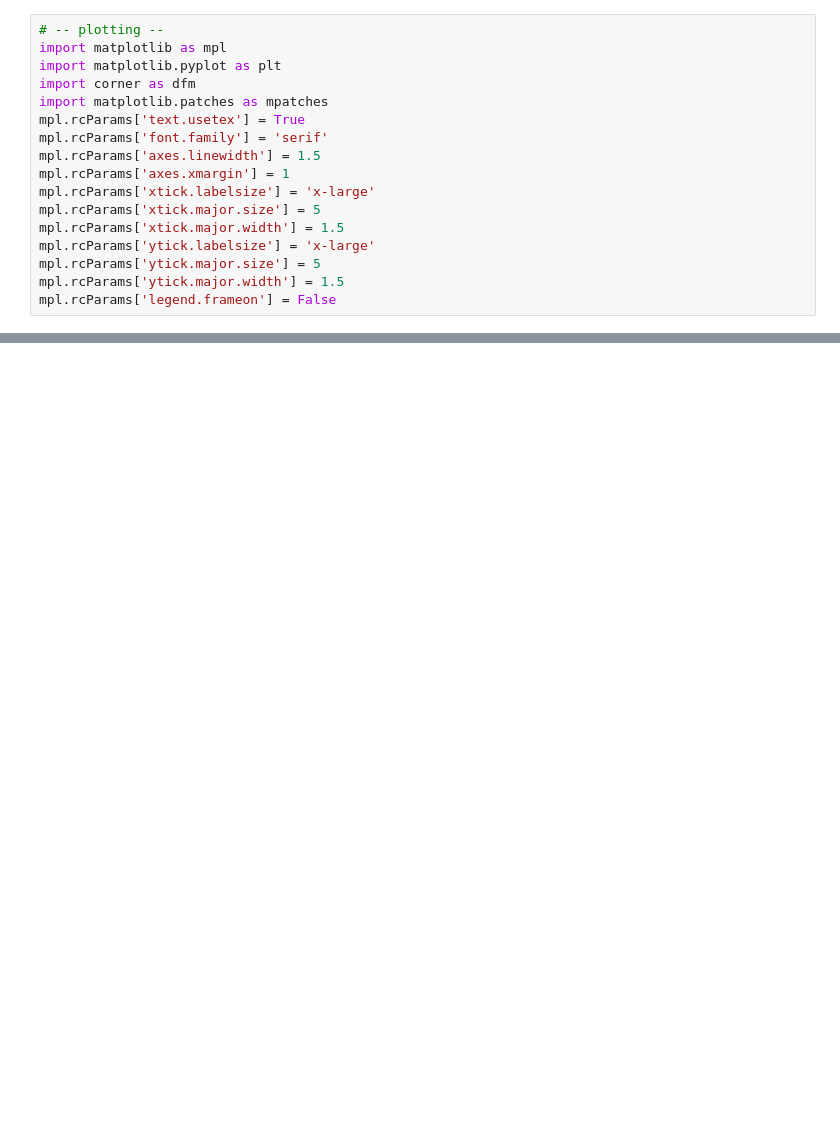
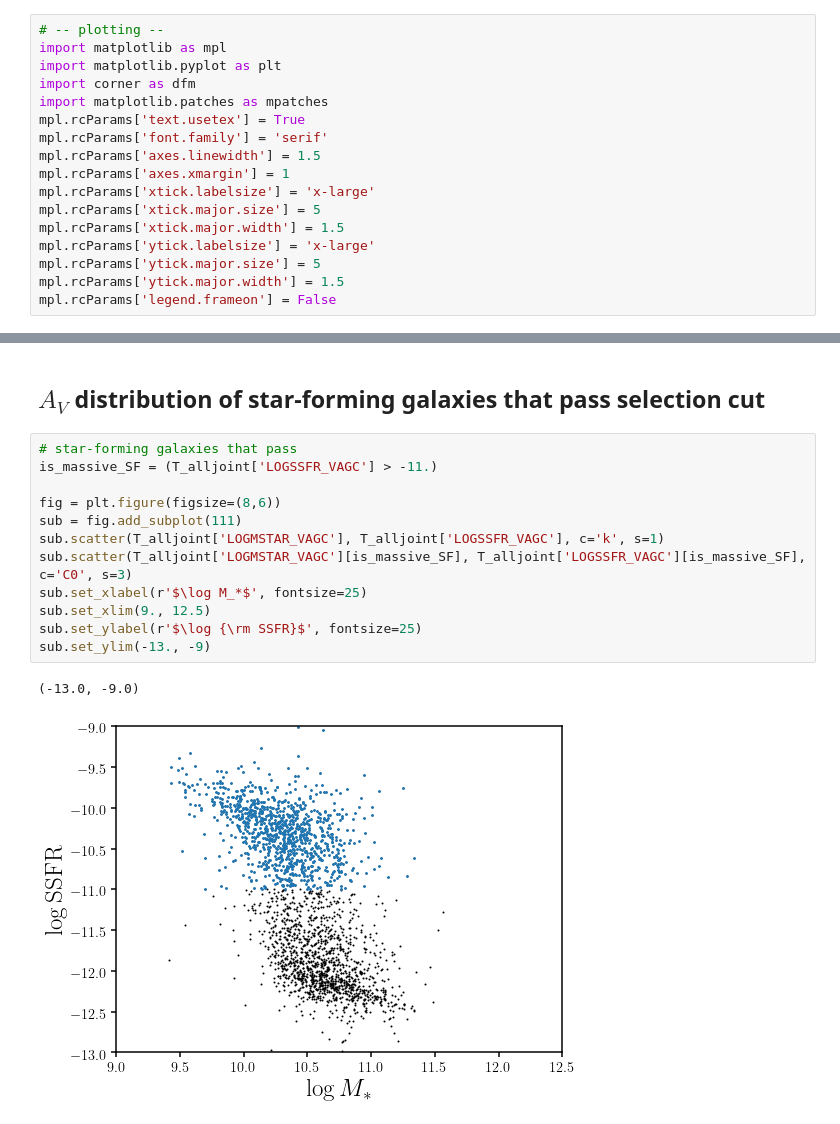
Before and after one commit to IQcollaboratory/galpopFM, a Jupyter notebook: nb/gswlc_sdss_Av.ipynb, the cells around one changed output, grey strips where cells are left out. Drawn from its saved outputs; the diff is of its cells as text; blank space fills up the shorter version.

```diff
--- a/nb/gswlc_sdss_Av.ipynb
+++ b/nb/gswlc_sdss_Av.ipynb
@@ -288,0 +166,17 @@ Text(11,-9.5,'MPA-JHU')
+# %% [markdown]
+## $A_V$ distribution of star-forming galaxies that pass selection cut
+# %%
+# star-forming galaxies that pass
+is_massive_SF = (T_alljoint['LOGSSFR_VAGC'] > -11.)
+
+fig = plt.figure(figsize=(8,6))
+sub = fig.add_subplot(111)
+sub.scatter(T_alljoint['LOGMSTAR_VAGC'], T_alljoint['LOGSSFR_VAGC'], c='k', s=1)
+sub.scatter(T_alljoint['LOGMSTAR_VAGC'][is_massive_SF], T_alljoint['LOGSSFR_VAGC'][is_massive_SF], c='C0', s=3)
+sub.set_xlabel(r'$\log M_*$', fontsize=25)
+sub.set_xlim(9., 12.5)
+sub.set_ylabel(r'$\log {\rm SSFR}$', fontsize=25)
+sub.set_ylim(-13., -9)
+# %% [output]
+(-13.0, -9.0)
+[figure, added]
```
Also changed, not shown: parts of 40 cells of this notebook.
